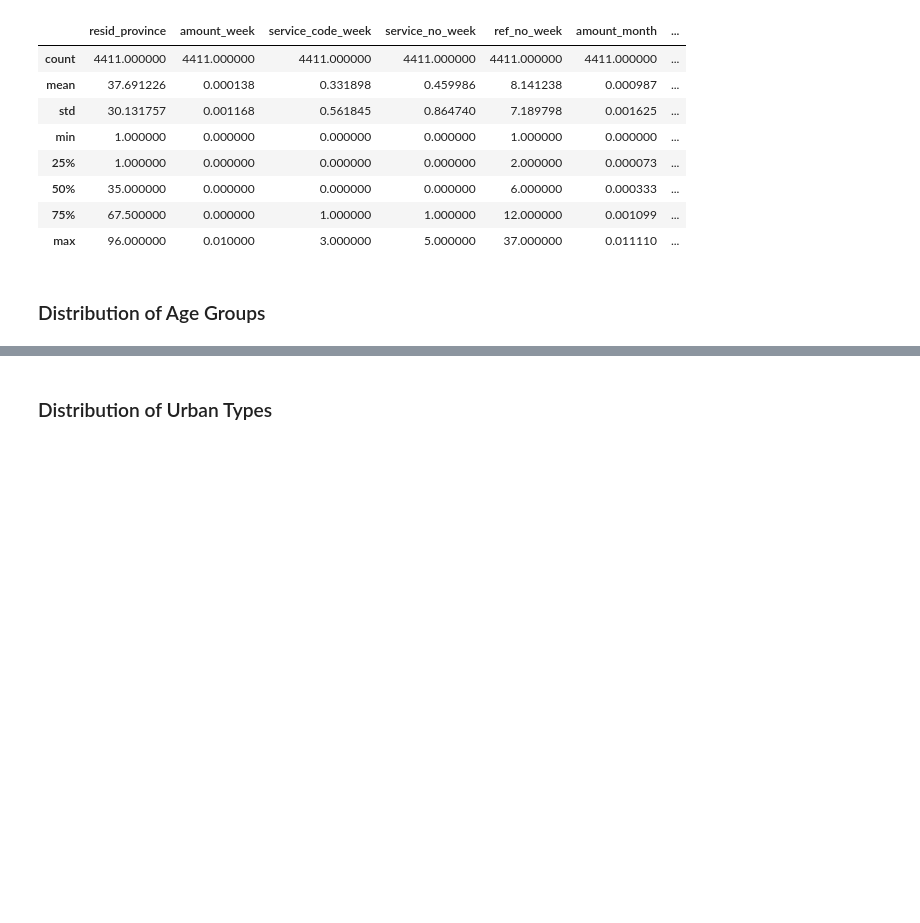
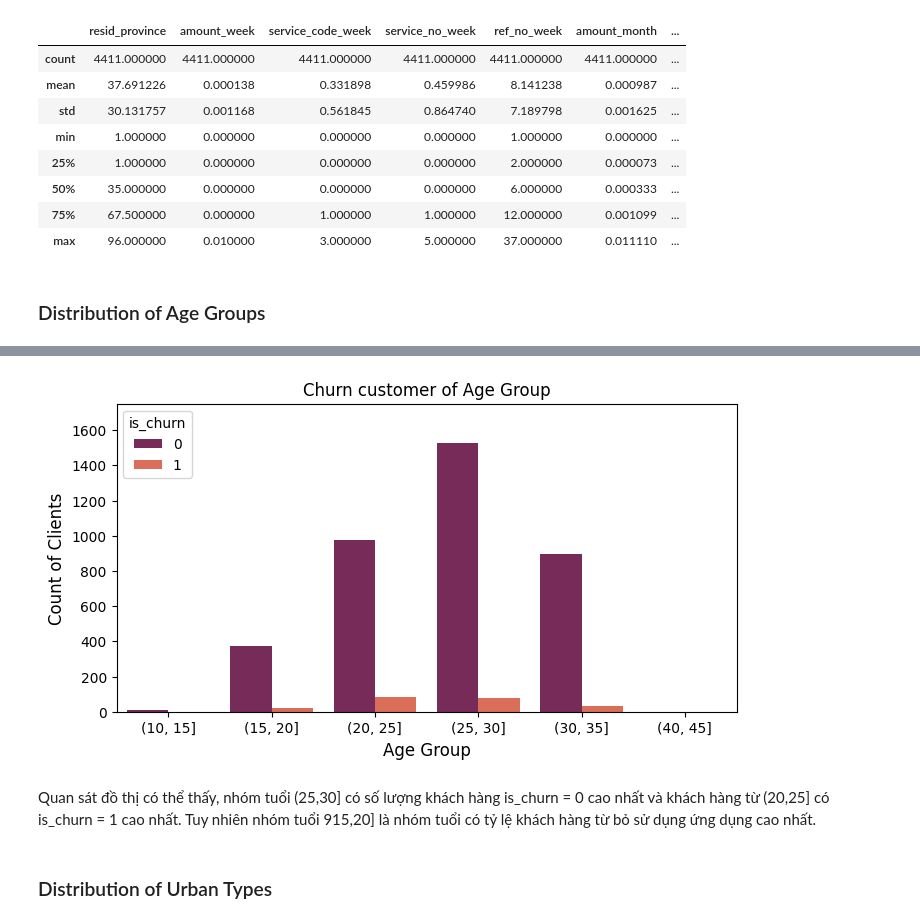
Before and after one commit to 2uanDM/FDC105_final, a Jupyter notebook: FDC105_final.ipynb, the cells around one changed output, grey strips where cells are left out. Drawn from its saved outputs; the diff is of its cells as text; code cells hidden in the pictures; blank space fills up the shorter version.

```diff
--- a/FDC105_final.ipynb
+++ b/FDC105_final.ipynb
@@ -602,0 +627,7 @@ df.describe()
+# %%
+# Nhóm theo độ tuổi
+new_df = df.copy()
+new_df['AgeBin'] = pd.cut(new_df['age'],[10, 15, 20, 25, 30,35])
+#print(new_df['AgeBin'].value_counts())
+# Nhóm churn customer theo từng nhóm tuổi
+new_df['is_churn'].groupby(new_df['AgeBin']).value_counts(normalize = True)
@@ -603,3 +646,25 @@ df.describe()
+# %%
+# vẽ đồ thị thể hiện default theo nhóm tuổi
+plt.figure(figsize=(8,4))
+
+
+new_df['AgeBin'] = new_df['AgeBin'].astype('str')
+AgeBin_order = ['(10, 15]', '(15, 20]', '(20, 25]', '(25, 30]', '(30, 35]', '(40, 45]']
+
+
+ax = sns.countplot(data = new_df, x = 'AgeBin', hue="is_churn", palette = 'rocket', order = AgeBin_order)
+
+
+plt.xlabel("Age Group", fontsize= 12)
+plt.ylabel("Count of Clients", fontsize= 12)
+plt.title("Churn customer of Age Group")
+plt.ylim(0,1750)
+
+plt.show()
+# %% [output]
+[figure, added]
+# %% [markdown]
+Quan sát đồ thị có thể thấy, nhóm tuổi (25,30] có số lượng khách hàng is_churn = 0 cao nhất và khách hàng từ (20,25] có is_churn = 1 cao nhất. Tuy nhiên nhóm tuổi 915,20] là nhóm tuổi có tỷ lệ khách hàng từ bỏ sử dụng ứng dụng cao nhất.
 # %% [markdown]
 ### Distribution of Urban Types
 # %% [markdown]
```
Also changed, not shown: parts of 20 cells of this notebook.
